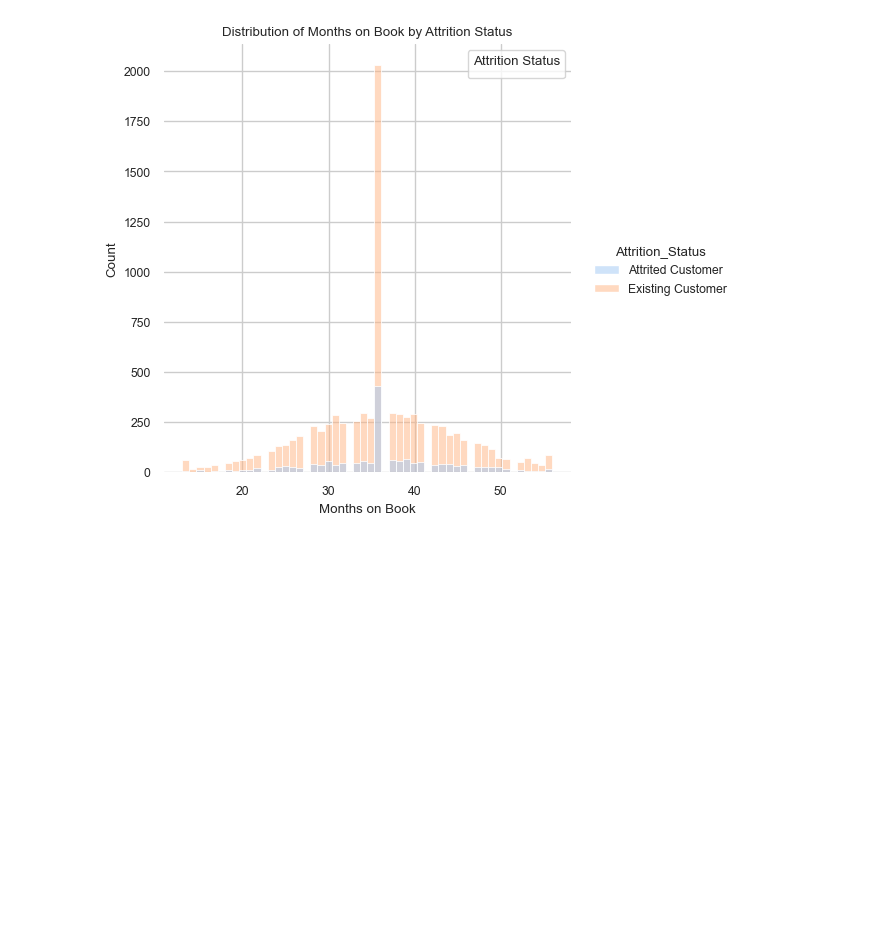
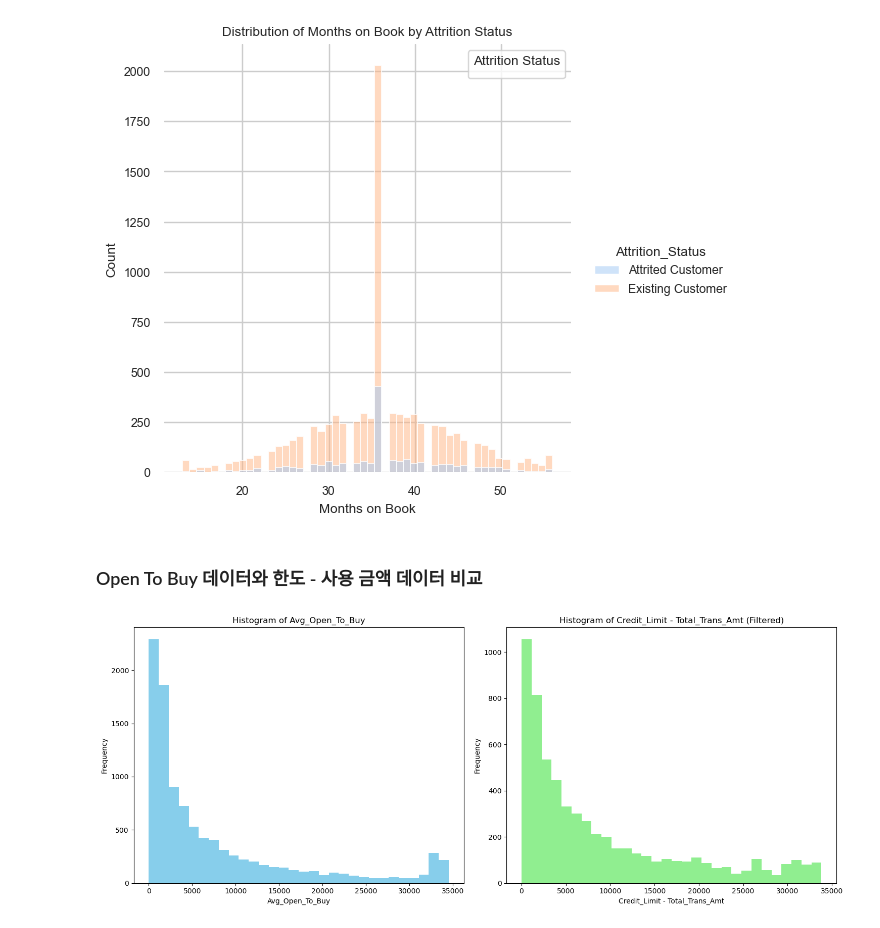
Before and after one commit to myhappydays/Programmers-Data-Analysis-2nd, a Jupyter notebook: Seokjun/Hypothesis_Test.ipynb, the cells around one changed output. Cells and saved outputs as stored; diff of their text form; code cells hidden in the pictures; blank space fills up the shorter version.

```diff
--- a/Seokjun/Hypothesis_Test.ipynb
+++ b/Seokjun/Hypothesis_Test.ipynb
@@ -117,3 +117,24 @@ plt.show()
 # %% [output]
 No artists with labels found to put in legend.  Note that artists whose label start with an underscore are ignored when legend() is called with no argument.
 [figure]
+# %% [markdown]
+### Open To Buy 데이터와 한도 - 사용 금액 데이터 비교
+# %%
+fig, axes = plt.subplots(nrows=1, ncols=2, figsize=(15, 6))
+
+axes[0].hist(df['Avg_Open_To_Buy'], bins=30, color='skyblue')
+axes[0].set_title('Histogram of Avg_Open_To_Buy')
+axes[0].set_xlabel('Avg_Open_To_Buy')
+axes[0].set_ylabel('Frequency')
+
+available_credit = df['Credit_Limit'] - df['Total_Trans_Amt']
+filtered_credit = available_credit[available_credit > 0]
+axes[1].hist(filtered_credit, bins=30, color='lightgreen')
+axes[1].set_title('Histogram of Credit_Limit - Total_Trans_Amt (Filtered)')
+axes[1].set_xlabel('Credit_Limit - Total_Trans_Amt')
+axes[1].set_ylabel('Frequency')
+
+plt.tight_layout()
+plt.show()
+# %% [output]
+[figure, added]
```
Also changed, not shown: parts of 7 cells of this notebook.
